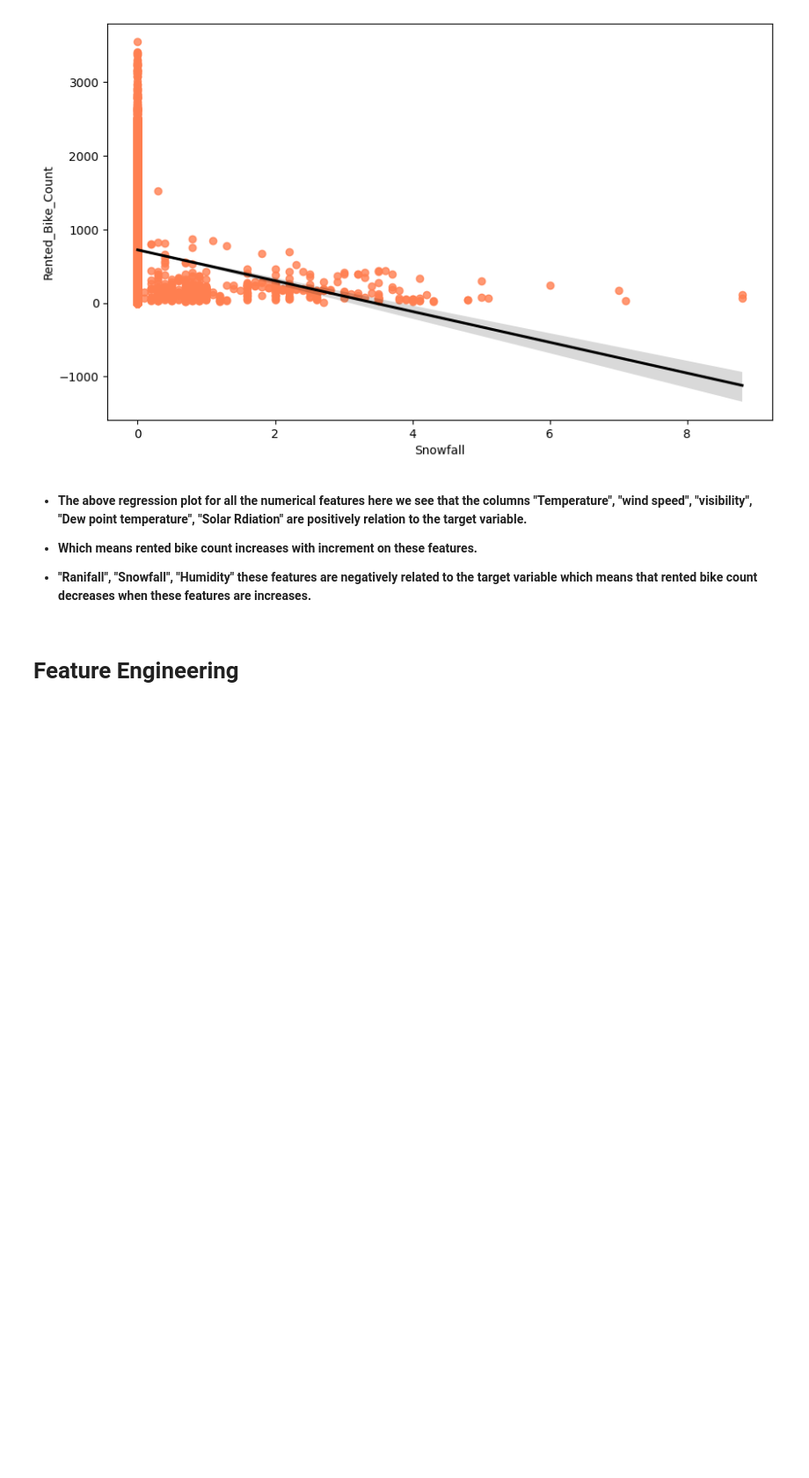
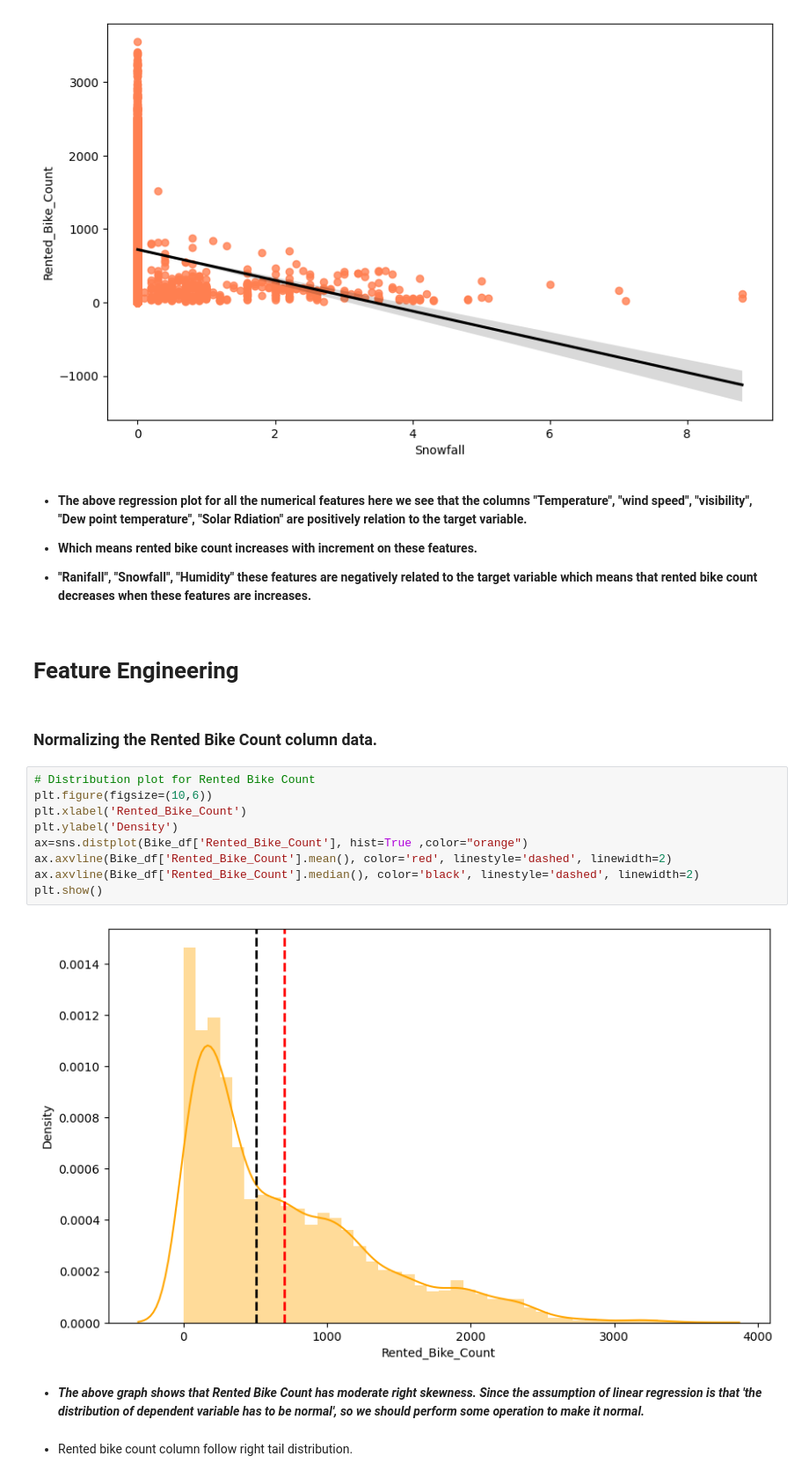
Before and after one commit to Kumarisimran626/S.K-Bike-Sharing-Demand-Prediction-Capstone-Project, a Jupyter notebook: S_K_Bike_Sharing_Demand_Prediction_Capstone_Project.ipynb, the cells around one changed output. Shown at 88% size. Saved outputs shown, nothing was run; the diff lists cells and outputs as text; blank space fills up the shorter version.

```diff
--- a/S_K_Bike_Sharing_Demand_Prediction_Capstone_Project.ipynb
+++ b/S_K_Bike_Sharing_Demand_Prediction_Capstone_Project.ipynb
@@ -681,3 +632,20 @@ for col in numerical_features:
 * **"Ranifall", "Snowfall", "Humidity" these features are negatively related to the target variable which means that rented bike count decreases when these features are increases.**
 # %% [markdown]
 # <b>Feature Engineering</b>
+# %% [markdown]
+### **Normalizing the Rented Bike Count column data.**
+# %%
+# Distribution plot for Rented Bike Count
+plt.figure(figsize=(10,6))
+plt.xlabel('Rented_Bike_Count')
+plt.ylabel('Density')
+ax=sns.distplot(Bike_df['Rented_Bike_Count'], hist=True ,color="orange")
+ax.axvline(Bike_df['Rented_Bike_Count'].mean(), color='red', linestyle='dashed', linewidth=2)
+ax.axvline(Bike_df['Rented_Bike_Count'].median(), color='black', linestyle='dashed', linewidth=2)
+plt.show()
+# %% [output]
+[figure, added]
+# %% [markdown]
+* ***The above graph shows that Rented Bike Count has moderate right skewness. Since the assumption of linear regression is that 'the distribution of dependent variable has to be normal', so we should perform some operation to make it normal.***
+# %% [markdown]
+* Rented bike count column follow right tail distribution.
```
Also changed, not shown: parts of 25 cells of this notebook.
